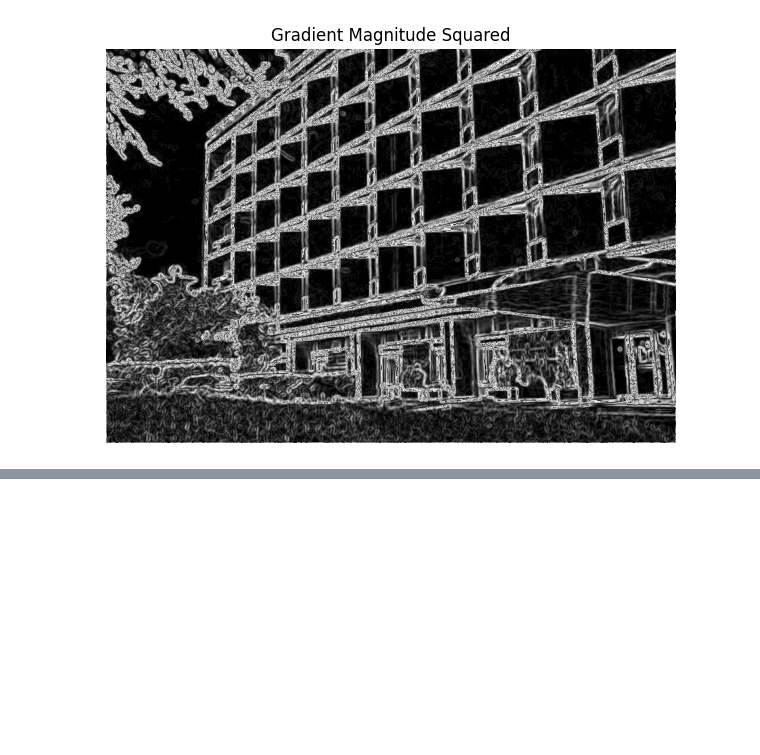
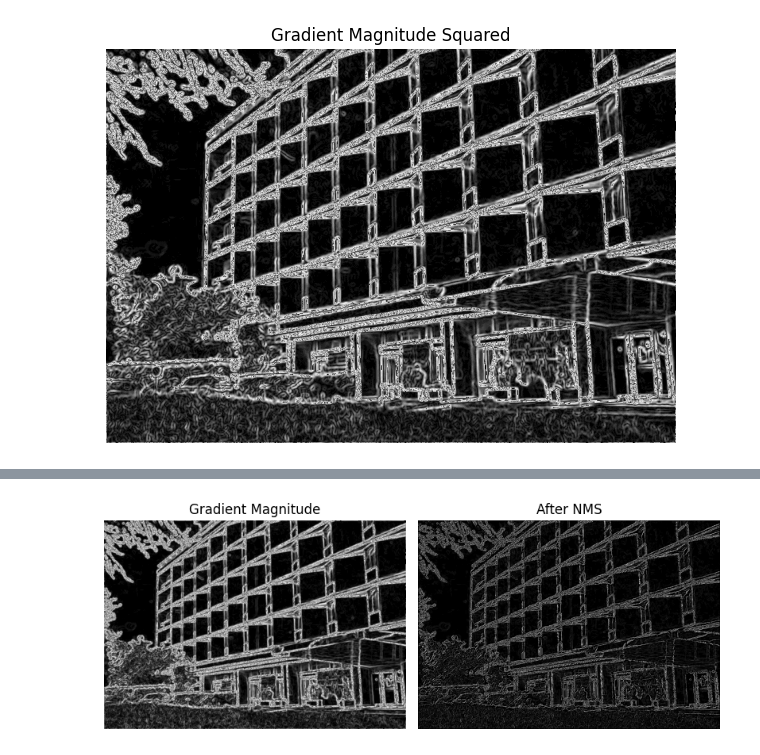
Before and after one commit to aryanj112/computer-vision, a Jupyter notebook: notebooks/canny-edge-detection.ipynb, the cells around one changed output, grey strips where cells are left out. Cells and saved outputs as stored; diff of their text form; code cells hidden in the pictures; blank space fills up the shorter version.

```diff
--- a/notebooks/canny-edge-detection.ipynb
+++ b/notebooks/canny-edge-detection.ipynb
@@ -279,0 +285,68 @@ plt.show()
+# %%
+# Doing NMS from scratch
+
+# We already have the gradients combined and now we can take those and compute the angle using arctan2 and rad2deg
+angle = np.rad2deg(np.arctan2(Iy,Ix))
+
+# np.rad2deg() gives us angles from -180 to 180. Edges don’t care about direction vs opposite direction.
+# A 45 degree edge and a 225 degree edge are the same edge. Therefore we add 180 and divide by 180.
+angle = (angle + 180) % 180
+
+# q is the quantized array and we will use masks to apply the correct bins to each angle
+q = np.zeros_like(angle)
+
+mask = (angle >= 22.5) & (angle < 67.5)
+q[mask] = 45
+
+mask = (angle >= 67.5) & (angle < 112.5)
+q[mask] = 90
+
+mask = (angle >= 112.5) & (angle < 157.5)
+q[mask] = 135
+
+nms = np.zeros_like(grad_mag)
+H,W = nms.shape
+
+# we are chopping off the first and last values so we don't go out of bounds
+for y in range(1,H-1):
+    for x in range(1,W-1):
+        current_grad = grad_mag[y,x]
+        direction = q[y,x]
+
+        if direction == 0:
+            # this means we are going left to right
+            # p stands for pixel
+            p1 = grad_mag[y,x-1]
+            p2 = grad_mag[y,x+1]
+        elif direction == 45:
+            # the angle is 45 degrees so we need the top left and bottom right neighboring pixel
+            p1 = grad_mag[y-1,x-1]
+            p2 = grad_mag[y+1,x+1]
+        elif direction == 90:
+            # we are going up down
+            p1 = grad_mag[y-1,x]
+            p2 = grad_mag[y+1,x]
+        else:
+            # the angle is 135 so we need top right and bottom left
+            p1 = grad_mag[y-1,x+1]
+            p2 = grad_mag[y+1,x-1]
+        if current_grad >= p1 and current_grad >= p2:
+            nms[y,x] = current_grad
+
+plt.figure(figsize=(12, 4))
+
+plt.subplot(1, 3, 1)
+plt.imshow(grad_mag, cmap="gray")
+plt.title("Gradient Magnitude")
+plt.axis("off")
+
+plt.subplot(1, 3, 2)
+plt.imshow(nms, cmap="gray")
+plt.title("After NMS")
+plt.axis("off")
+
+plt.tight_layout()
+plt.savefig("../outputs/canny-edge-detection/post_nms.png", bbox_inches="tight")
+plt.show()
+# %% [output]
+[figure, added]
```
Also changed, not shown: parts of 8 cells of this notebook, 6 other files.
